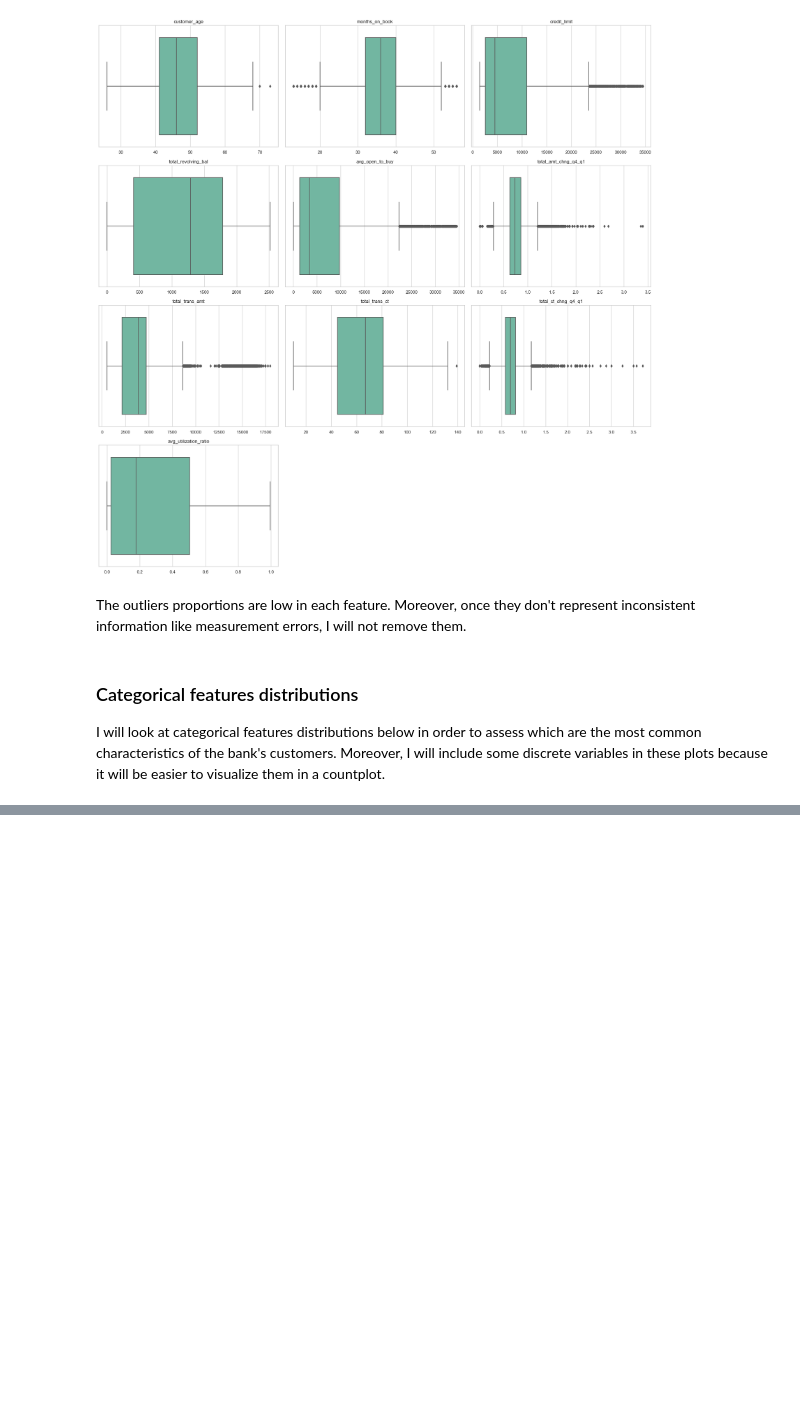
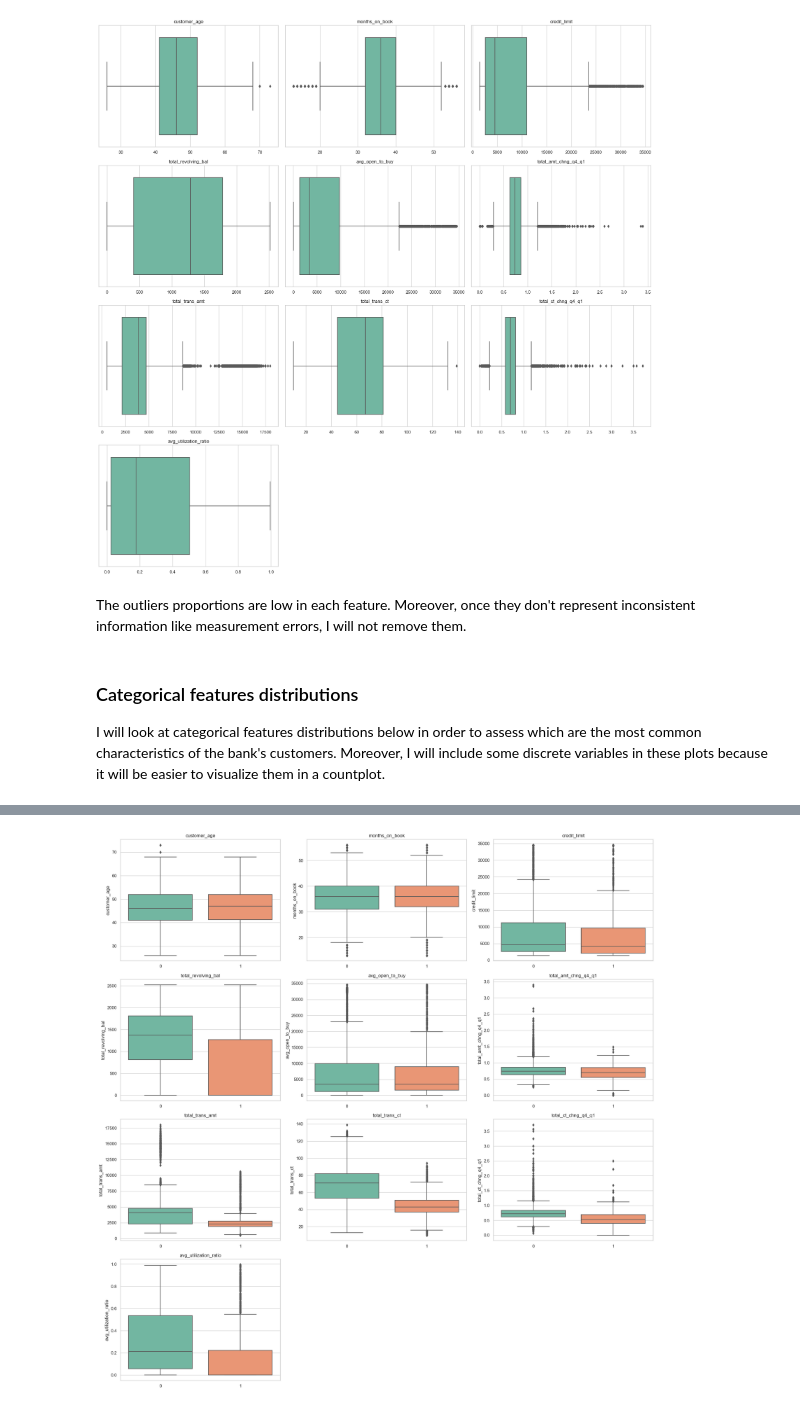
Before and after one commit to allmeidaapedro/Churn-Prediction-Credit-Card, a Jupyter notebook: notebooks/1. EDA.ipynb, the cells around one changed output, grey strips where cells are left out. Cells and saved outputs as stored; diff of their text form; code cells hidden in the pictures; blank space fills up the shorter version.

```diff
--- a/notebooks/1. EDA.ipynb
+++ b/notebooks/1. EDA.ipynb
@@ -408,0 +472,4 @@ Insights:
+# %%
+sns_plots(data=train, features=numplots_features, boxplot=True, boxplot_x=target)
+# %% [output]
+[figure, added]
```
Also changed, not shown: parts of 16 cells of this notebook.
